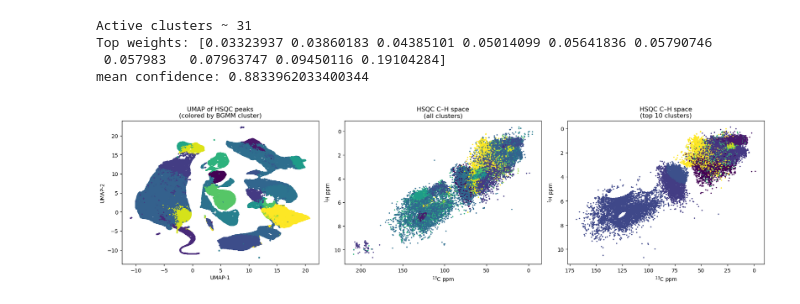
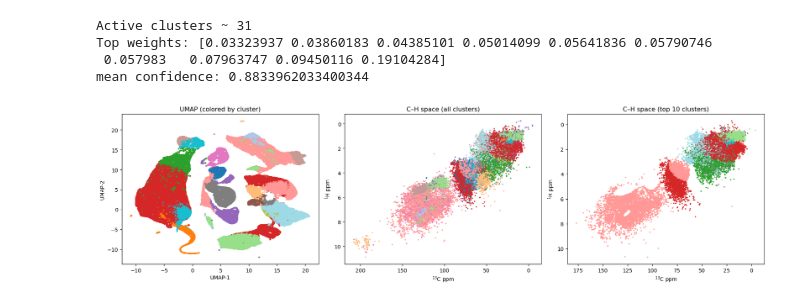
Before and after one commit to atong28/SMART-Moonshot, a Jupyter notebook: clustering/main.ipynb, the cells around one changed output. Drawn from its saved outputs; the diff is of its cells as text; code cells hidden in the pictures.

Commit message:
update for color mapping

```diff
--- a/clustering/main.ipynb
+++ b/clustering/main.ipynb
@@ -265,61 +265,43 @@ emb = umap.UMAP(
     random_state=0
 ).fit_transform(Xn)
 # %%
+
 %matplotlib inline
+import matplotlib.pyplot as plt
+from matplotlib.colors import BoundaryNorm
+import numpy as np
+
+K = bgmm.weights_.shape[0]
+cmap = plt.get_cmap("tab20", K)
+norm = BoundaryNorm(np.arange(-0.5, K + 0.5, 1), K)
 
 fig, axes = plt.subplots(1, 3, figsize=(18, 5))
 
-# --------- Panel 1: UMAP ---------
-axes[0].scatter(
-    emb[:, 0],
-    emb[:, 1],
-    s=2,
-    c=labels,
-)
-axes[0].set_title("UMAP of HSQC peaks\n(colored by BGMM cluster)")
-axes[0].set_xlabel("UMAP-1")
-axes[0].set_ylabel("UMAP-2")
+# Panel 1: UMAP
+axes[0].scatter(emb[:,0], emb[:,1], s=2, c=labels, cmap=cmap, norm=norm)
+axes[0].set_title("UMAP (colored by cluster)")
+axes[0].set_xlabel("UMAP-1"); axes[0].set_ylabel("UMAP-2")
 
-# --------- Panel 2: All HSQC peaks in C–H space ---------
+# Panel 2: All peaks in C–H space
 N = 50_000
 idx_all = np.random.choice(X.shape[0], N, replace=False)
+axes[1].scatter(X[idx_all,0], X[idx_all,1], s=2, c=labels[idx_all], cmap=cmap, norm=norm)
+axes[1].set_title("C–H space (all clusters)")
+axes[1].set_xlabel(r"$^{13}$C ppm"); axes[1].set_ylabel(r"$^{1}$H ppm")
+axes[1].invert_xaxis(); axes[1].invert_yaxis()
 
-axes[1].scatter(
-    X[idx_all, 0],
-    X[idx_all, 1],
-    s=2,
-    c=labels[idx_all],
-)
-axes[1].set_title("HSQC C–H space\n(all clusters)")
-axes[1].set_xlabel(r"$^{13}$C ppm")
-axes[1].set_ylabel(r"$^{1}$H ppm")
-axes[1].invert_xaxis()  # NMR convention
-axes[1].invert_yaxis()
-
-# --------- Panel 3: Top clusters only ---------
+# Panel 3: Top 10 clusters by weight (but same color mapping)
 active_ids = np.where(bgmm.weights_ > 1e-3)[0]
 top_ids = active_ids[np.argsort(-bgmm.weights_[active_ids])[:10]]
+mask = np.isin(labels, top_ids)
+idx_top = np.random.choice(np.where(mask)[0], min(50_000, mask.sum()), replace=False)
 
-mask = np.isin(labels, top_ids)
-idx_top = np.random.choice(
-    np.where(mask)[0],
-    min(50_000, mask.sum()),
-    replace=False,
-)
-
-axes[2].scatter(
-    X[idx_top, 0],
-    X[idx_top, 1],
-    s=2,
-    c=labels[idx_top],
-)
-axes[2].set_title("HSQC C–H space\n(top 10 clusters)")
-axes[2].set_xlabel(r"$^{13}$C ppm")
-axes[2].set_ylabel(r"$^{1}$H ppm")
-axes[2].invert_xaxis()
-axes[2].invert_yaxis()
+axes[2].scatter(X[idx_top,0], X[idx_top,1], s=2, c=labels[idx_top], cmap=cmap, norm=norm)
+axes[2].set_title("C–H space (top 10 clusters)")
+axes[2].set_xlabel(r"$^{13}$C ppm"); axes[2].set_ylabel(r"$^{1}$H ppm")
+axes[2].invert_xaxis(); axes[2].invert_yaxis()
 
 plt.tight_layout()
 plt.show()
 # %% [output]
-[figure, old version]
+[figure, new version]
```
